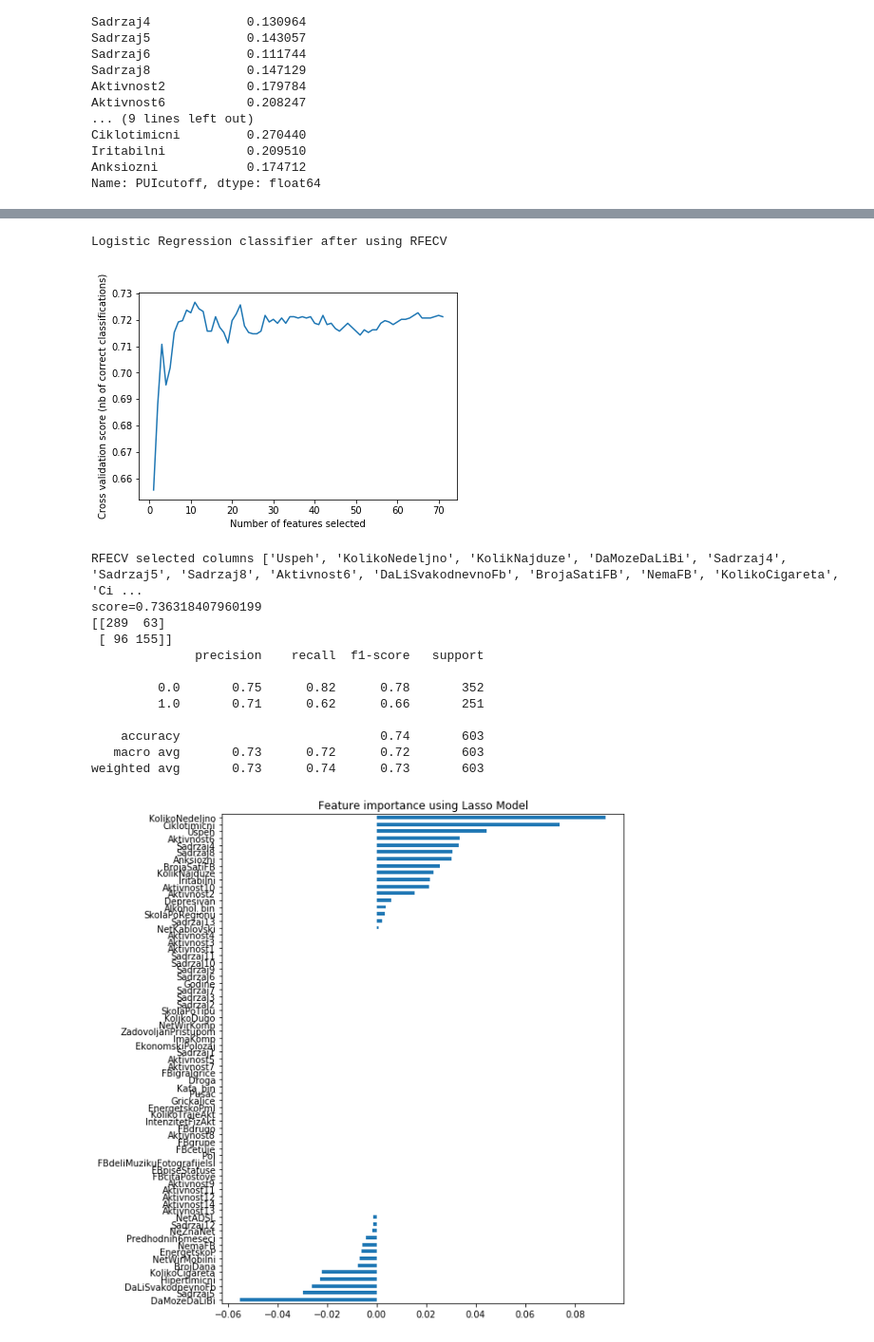
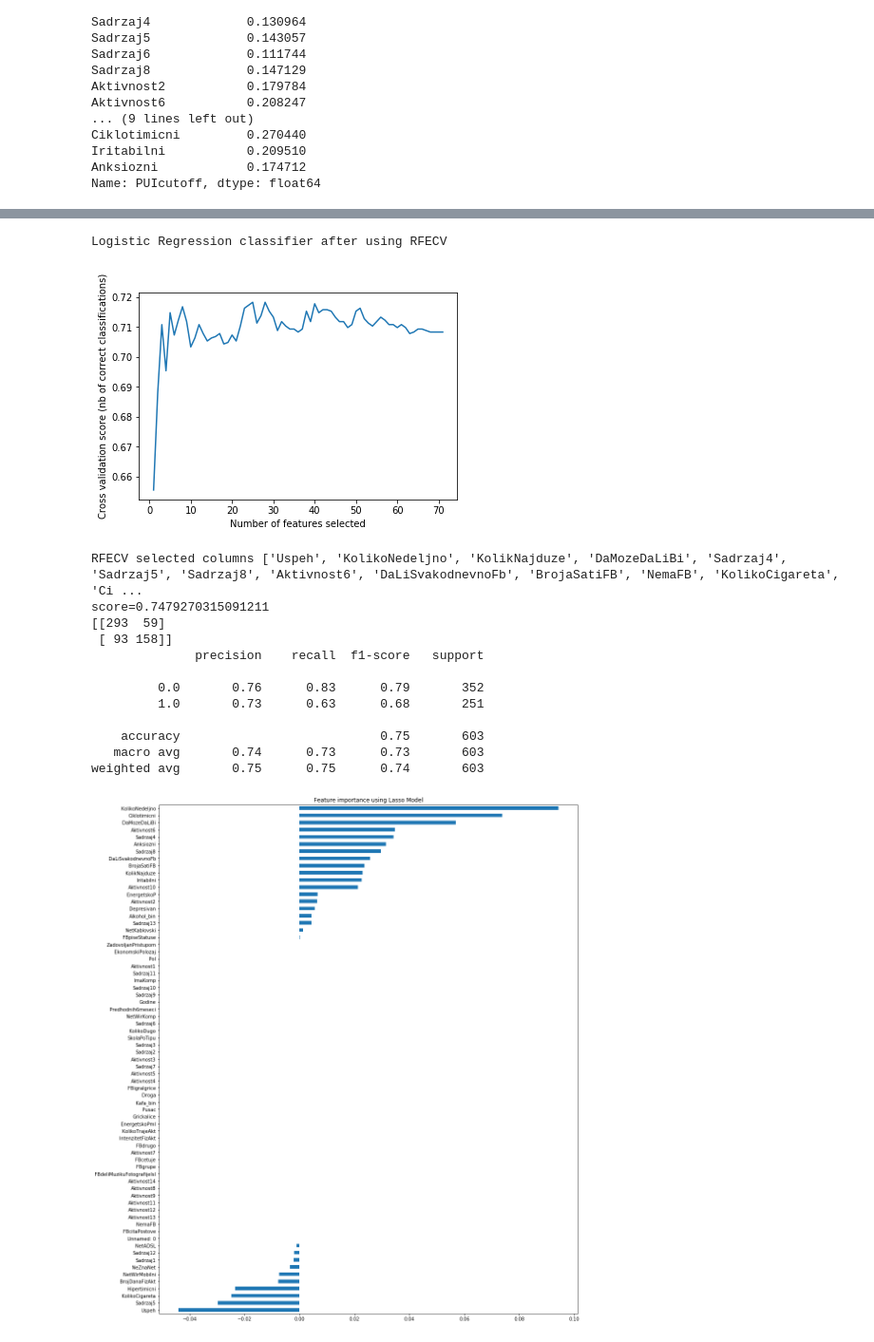
Before and after one commit to acast975/addiction, a Jupyter notebook: classification.ipynb, the cells around one changed output, grey strips where cells are left out. Shown at 95% size. Saved outputs shown, nothing was run; the diff lists cells and outputs as text; code cells hidden in the pictures.

```diff
--- a/classification.ipynb
+++ b/classification.ipynb
@@ -17,7 +17,7 @@ from sklearn.metrics import accuracy_score, confusion_matrix, classification_rep
 import seaborn as sns
 # %%
 # loading raw data from dataset
-raw_data = pandas.read_csv('./datasets/addict.csv')
+raw_data = pandas.read_csv('./datasets/addict-fix.csv')
 
 # convert everything to numeric data
 # missing value are replaced with NoN
@@ -31,7 +31,7 @@ feature_names = [
     column for column in raw_data.columns
     if not column.startswith('TEMPS')
     and not column.startswith('Internet')
-    and column not in ['ID', 'FBupotreba', 'PROT_SADR_AKT', 'RISK_SADR_AKT', 'Temper_bin', 'NKP', 'PI', 'SPO', 'PUI', 'PUIcutoff']
+    and column not in ['ID', 'SkolaPoRegionu', 'FBupotreba', 'PROT_SADR_AKT', 'RISK_SADR_AKT', 'Temper_bin', 'NKP', 'PI', 'SPO', 'PUI', 'PUIcutoff']
 ]
 
 # class column for binary classification of addiction                 ]
@@ -216,28 +220,28 @@ print(confusion_matrix(test_class_data, test_predicted_data))
 print(classification_report(test_class_data, test_predicted_data))
 # %% [output]
 Logistic Regression classifier after using RFECV
-[figure, old version]
+[figure, new version]
 RFECV selected columns ['Uspeh', 'KolikoNedeljno', 'KolikNajduze', 'DaMozeDaLiBi', 'Sadrzaj4', 'Sadrzaj5', 'Sadrzaj8', 'Aktivnost6', 'DaLiSvakodnevnoFb', 'BrojaSatiFB', 'NemaFB', 'KolikoCigareta', 'Ci ...
-score=0.736318407960199
-[[289  63]
- [ 96 155]]
+score=0.7479270315091211
+[[293  59]
+ [ 93 158]]
               precision    recall  f1-score   support
 
-         0.0       0.75      0.82      0.78       352
-         1.0       0.71      0.62      0.66       251
+         0.0       0.76      0.83      0.79       352
+         1.0       0.73      0.63      0.68       251
 
-    accuracy                           0.74       603
-   macro avg       0.73      0.72      0.72       603
-weighted avg       0.73      0.74      0.73       603
+    accuracy                           0.75       603
+   macro avg       0.74      0.73      0.73       603
+weighted avg       0.75      0.75      0.74       603
 # %%
 # feature selection using LassoCV
 lasso = LassoCV(cv=3)
 lasso.fit(feature_data_processed, class_data)
 coef = pandas.Series(lasso.coef_, index=feature_data_processed.columns)
 imp_coef = coef.sort_values()
-matplotlib.rcParams['figure.figsize'] = (8.0, 10.0)
+matplotlib.rcParams['figure.figsize'] = (16.0, 20.0)
 imp_coef.plot(kind="barh")
 plot.title("Feature importance using Lasso Model")
 plot.show()
 # %% [output]
-[figure, old version]
+[figure, new version]
```
Also changed, not shown: parts of 3 cells of this notebook.
